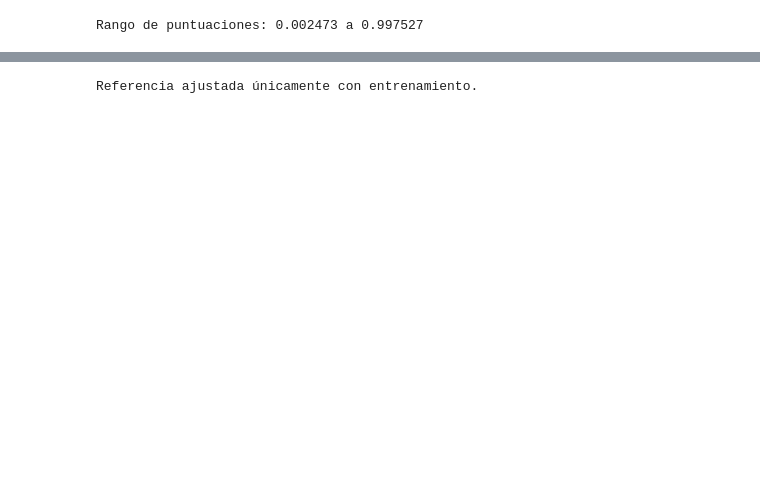
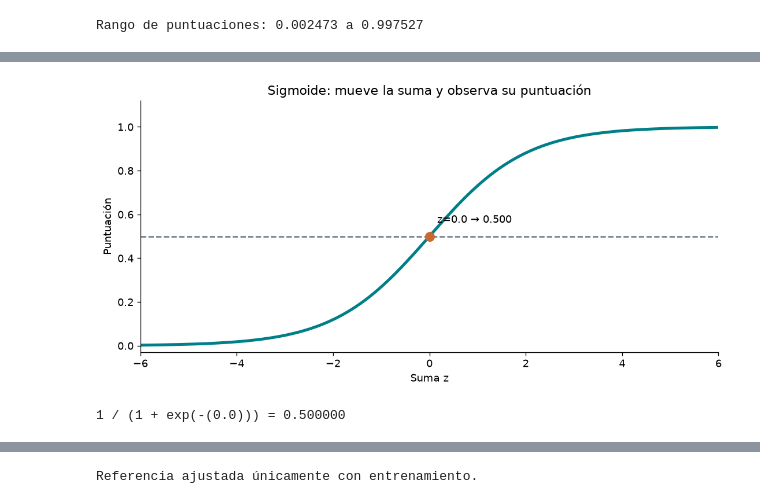
Before and after one commit to FisikMedik/taller-imagenes-medicas-python, a Jupyter notebook: Modulo_ML_radiografias.ipynb, the cells around one changed output, grey strips where cells are left out. Cells and saved outputs as stored; diff of their text form; code cells hidden in the pictures; blank space fills up the shorter version.

```diff
--- a/Modulo_ML_radiografias.ipynb
+++ b/Modulo_ML_radiografias.ipynb
@@ -616,0 +288,20 @@ La referencia aprende qué etiqueta es más frecuente en entrenamiento.
+# %%
+def ver_sigmoide(suma_z=0.0):
+    fig, ax = plt.subplots(figsize=(9, 4.4), layout="constrained")
+    ax.plot(z, p, color="#007f89", linewidth=3)
+    punto = 1 / (1 + np.exp(-suma_z))
+    ax.scatter(suma_z, punto, color="#c96932", s=85, zorder=3)
+    ax.annotate(f"z={suma_z:.1f} → {punto:.3f}", (suma_z, punto), xytext=(8, 14), textcoords="offset points")
+    ax.axhline(0.5, color="#697887", linestyle="--")
+    ax.set(title="Sigmoide: mueve la suma y observa su puntuación", xlabel="Suma z", ylabel="Puntuación", xlim=(-6, 6), ylim=(-0.03, 1.12))
+    plt.show()
+    print(f"1 / (1 + exp(-({suma_z:.1f}))) = {punto:.6f}")
+    return fig
+
+suma_control = widgets.FloatSlider(value=0.0, min=-6.0, max=6.0, step=0.1,
+                                  description="Suma z", continuous_update=False)
+visor_sigmoide = widgets.interactive(ver_sigmoide, suma_z=suma_control)
+display(visor_sigmoide)
+# %% [output]
+[figure, added]
+1 / (1 + exp(-(0.0))) = 0.500000
```
Also changed, not shown: parts of 292 cells of this notebook, 19 other files.
